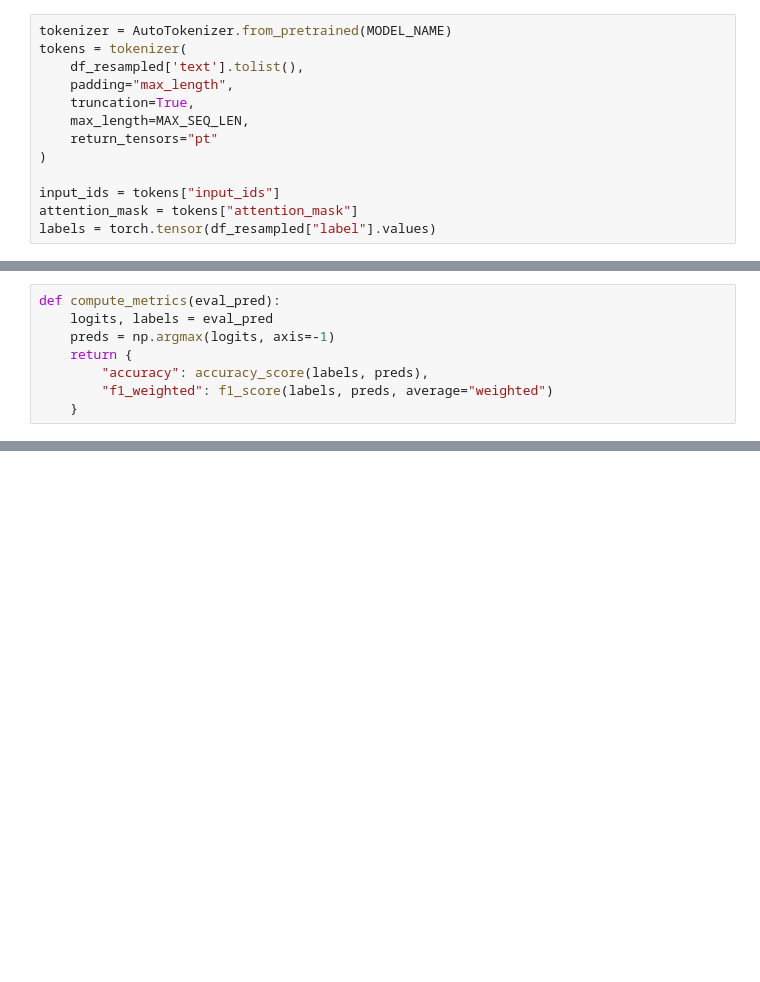
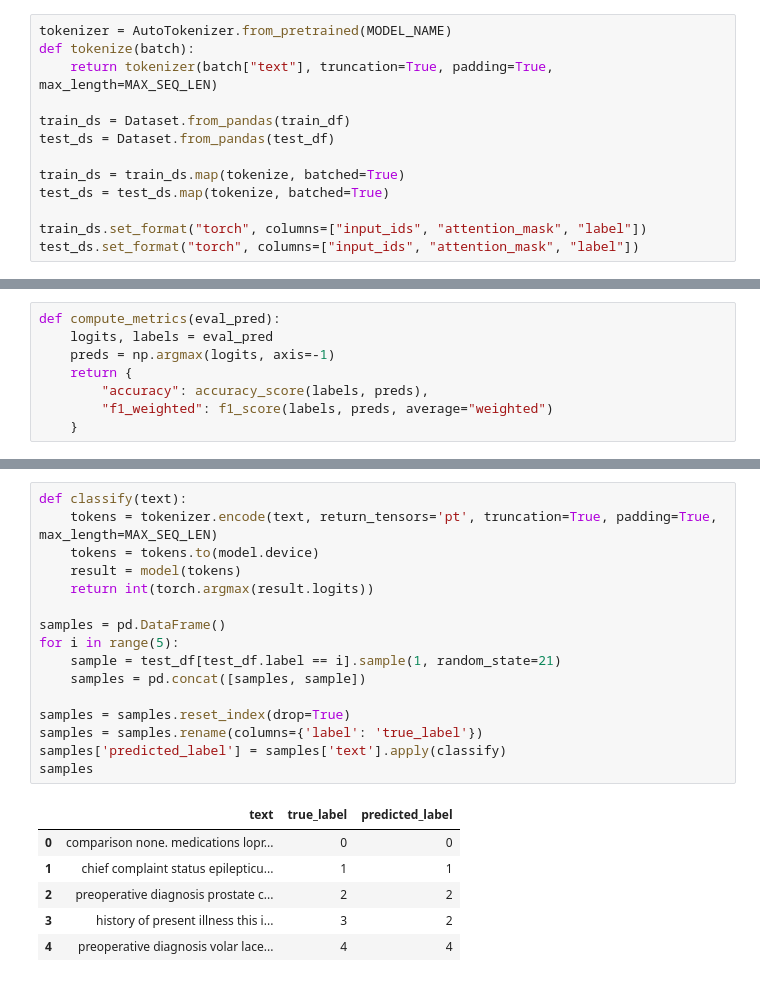
Before and after one commit to ai574-sec1-group3-summer-2025/pocs, a Jupyter notebook: speciality_classification/distilbiobert.ipynb, the cells around one changed output, grey strips where cells are left out. Saved outputs shown, nothing was run; the diff lists cells and outputs as text; blank space fills up the shorter version.

```diff
--- a/speciality_classification/distilbiobert.ipynb
+++ b/speciality_classification/distilbiobert.ipynb
@@ -111,13 +122,13 @@ Resampled Shape: (3400, 2)
 # %%
 tokenizer = AutoTokenizer.from_pretrained(MODEL_NAME)
-tokens = tokenizer(
-    df_resampled['text'].tolist(),
-    padding="max_length",
-    truncation=True,
-    max_length=MAX_SEQ_LEN,
-    return_tensors="pt"
-)
+def tokenize(batch):
+    return tokenizer(batch["text"], truncation=True, padding=True, max_length=MAX_SEQ_LEN)
 
-input_ids = tokens["input_ids"]
-attention_mask = tokens["attention_mask"]
-labels = torch.tensor(df_resampled["label"].values)
+train_ds = Dataset.from_pandas(train_df)
+test_ds = Dataset.from_pandas(test_df)
+
+train_ds = train_ds.map(tokenize, batched=True)
+test_ds = test_ds.map(tokenize, batched=True)
+
+train_ds.set_format("torch", columns=["input_ids", "attention_mask", "label"])
+test_ds.set_format("torch", columns=["input_ids", "attention_mask", "label"])
@@ -222,0 +226,23 @@ plt.show()
+# %%
+def classify(text):
+    tokens = tokenizer.encode(text, return_tensors='pt', truncation=True, padding=True, max_length=MAX_SEQ_LEN)
+    tokens = tokens.to(model.device)
+    result = model(tokens)
+    return int(torch.argmax(result.logits))
+
+samples = pd.DataFrame()
+for i in range(5):
+    sample = test_df[test_df.label == i].sample(1, random_state=21)
+    samples = pd.concat([samples, sample])
+
+samples = samples.reset_index(drop=True)
+samples = samples.rename(columns={'label': 'true_label'})
+samples['predicted_label'] = samples['text'].apply(classify)
+samples
+# %% [output]
+|  | text | true_label | predicted_label |
+| 0 | comparison none. medications lopr... | 0 | 0 |
+| 1 | chief complaint status epilepticu... | 1 | 1 |
+| 2 | preoperative diagnosis prostate c... | 2 | 2 |
+| 3 | history of present illness this i... | 3 | 2 |
+| 4 | preoperative diagnosis volar lace... | 4 | 4 |
```
Also changed, not shown: parts of 11 cells of this notebook, 2 other files.
